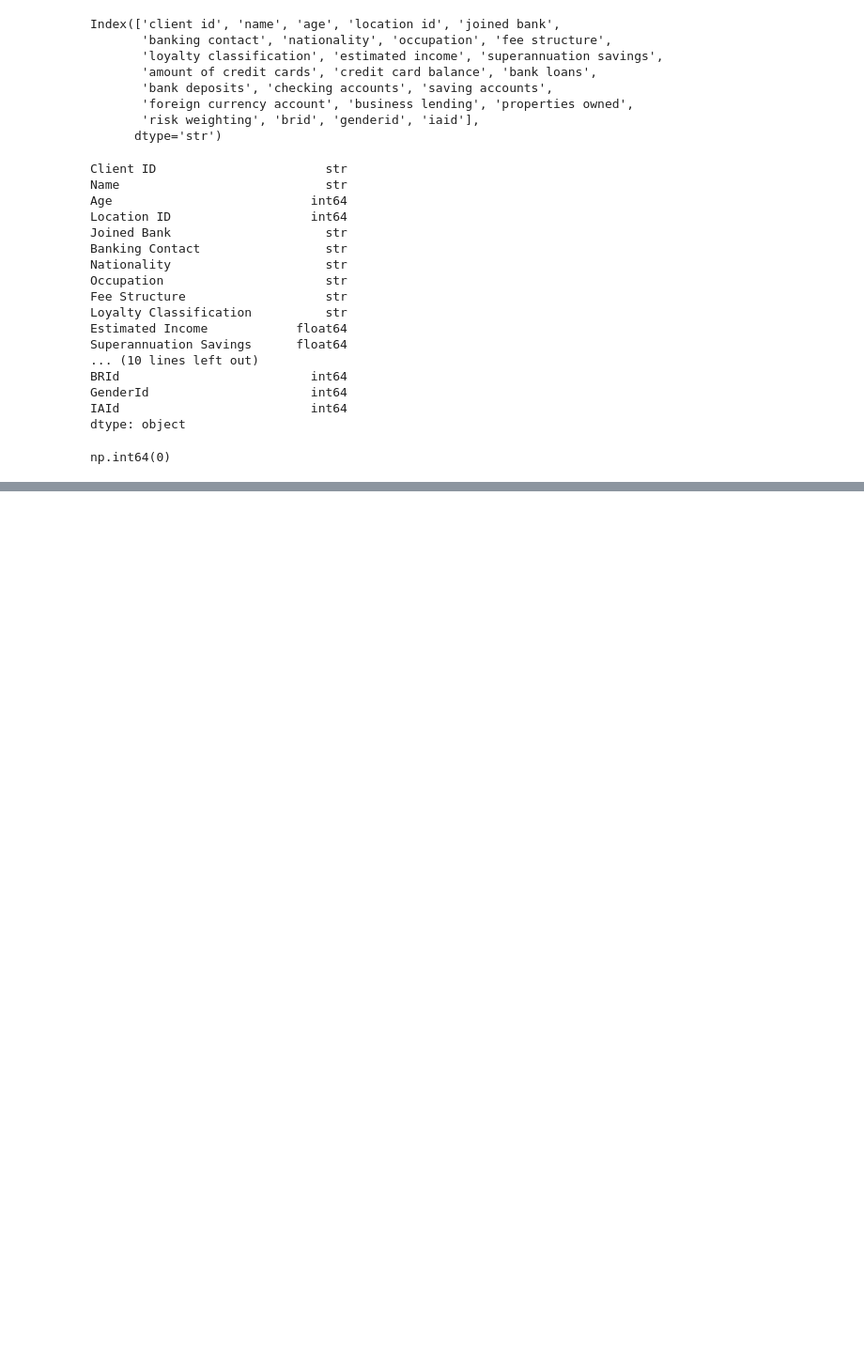
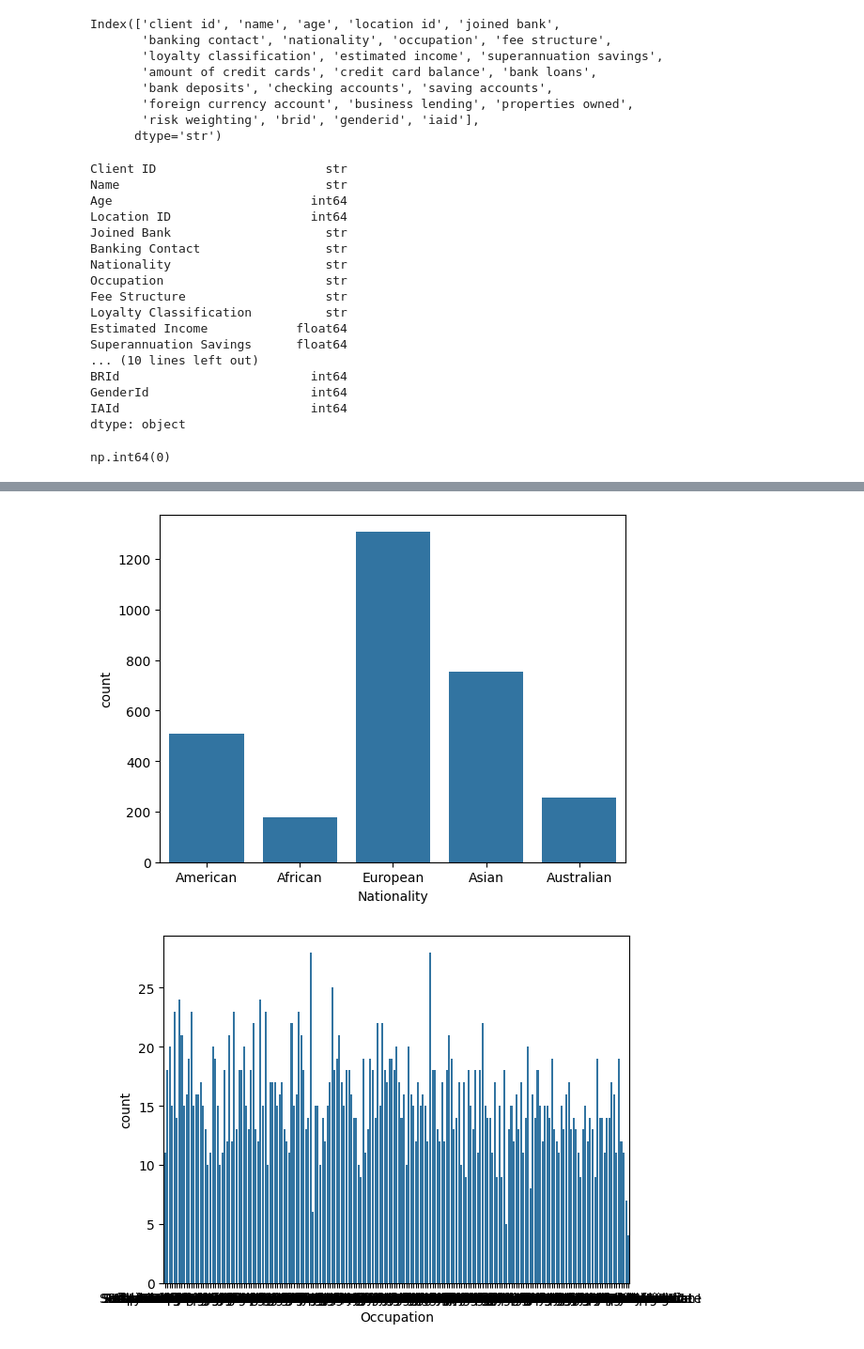
Before and after one commit to dharmesh9/banking_end_to_end_data_analysis_project3, a Jupyter notebook: eda_python.ipynb, the cells around one changed output, grey strips where cells are left out. Shown at 94% size. Cells and saved outputs as stored; diff of their text form; code cells hidden in the pictures; blank space fills up the shorter version.

```diff
--- a/eda_python.ipynb
+++ b/eda_python.ipynb
@@ -147,0 +201,19 @@ np.int64(0)
+# %%
+for i,predictor in enumerate(df[[
+    'Nationality',
+    'Occupation',
+    'Fee Structure',
+    'Loyalty Classification',
+    'Properties Owned',
+    'Risk Weighting',
+    'BRId',
+    'GenderId',
+    'IAId',
+    'Income Band'
+]]):
+
+    plt.figure(i)
+    sns.countplot(data=df,x=predictor)
+# %% [output]
+[figure, added]
+[figure, added]
```
Also changed, not shown: parts of 8 cells of this notebook.
